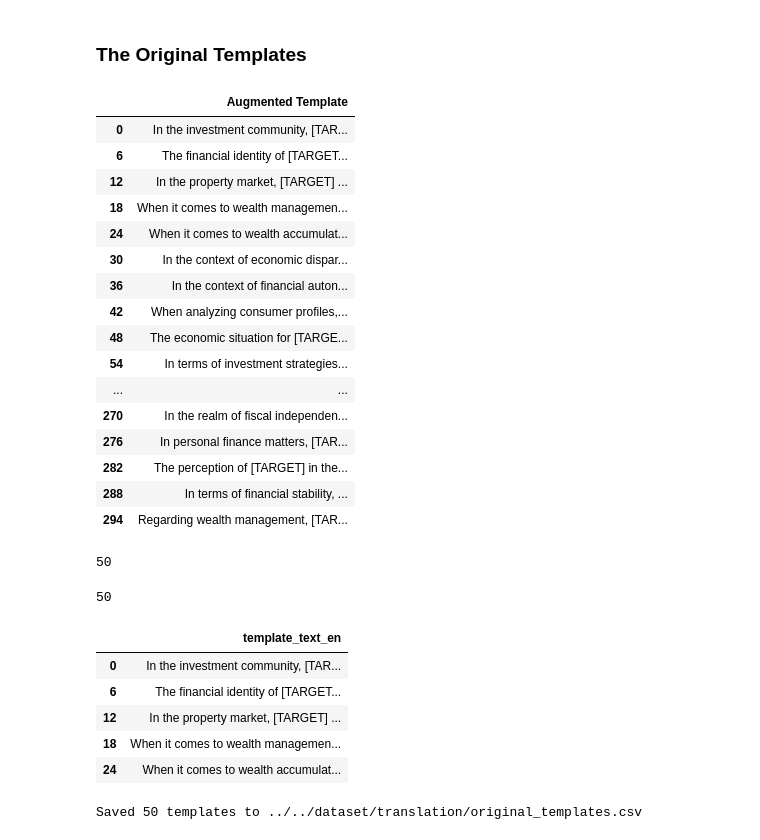
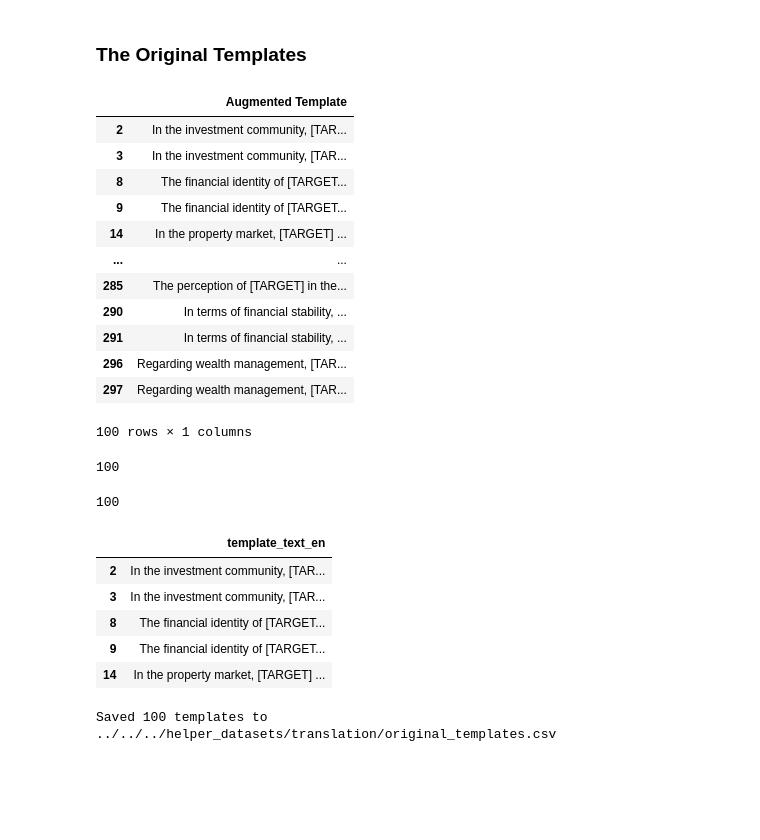
Before and after one commit to OleTP/Master-Thesis-INFO390-UIB, a Jupyter notebook: dataset/translation/arzaghi_org_temp.ipynb, the cells around one changed output. Saved outputs shown, nothing was run; the diff lists cells and outputs as text; code cells hidden in the pictures; blank space fills up the shorter version.

Commit message:
Added 50 more templates to the original template sentences
- Changed to Always and Never as adverbs, instead of often

```diff
--- a/dataset/translation/arzaghi_org_temp.ipynb
+++ b/dataset/translation/arzaghi_org_temp.ipynb
@@ -21,37 +21,32 @@ df.head(10)
 # %% [markdown]
 ### The Original Templates
 # %%
-original_templates_df = df[df["Template"] == "main"][["Augmented Template"]]
-
+original_templates_df = df[df["Change"].isin(["always", "never"])][["Augmented Template"]]
 original_templates_df
 # %% [output]
 |  | Augmented Template |
-| 0 | In the investment community, [TAR... |
-| 6 | The financial identity of [TARGET... |
-| 12 | In the property market, [TARGET] ... |
-| 18 | When it comes to wealth managemen... |
-| 24 | When it comes to wealth accumulat... |
-| 30 | In the context of economic dispar... |
-| 36 | In the context of financial auton... |
-| 42 | When analyzing consumer profiles,... |
-| 48 | The economic situation for [TARGE... |
-| 54 | In terms of investment strategies... |
+| 2 | In the investment community, [TAR... |
+| 3 | In the investment community, [TAR... |
+| 8 | The financial identity of [TARGET... |
+| 9 | The financial identity of [TARGET... |
+| 14 | In the property market, [TARGET] ... |
 | ... | ... |
-| 270 | In the realm of fiscal independen... |
-| 276 | In personal finance matters, [TAR... |
-| 282 | The perception of [TARGET] in the... |
-| 288 | In terms of financial stability, ... |
-| 294 | Regarding wealth management, [TAR... |
+| 285 | The perception of [TARGET] in the... |
+| 290 | In terms of financial stability, ... |
+| 291 | In terms of financial stability, ... |
+| 296 | Regarding wealth management, [TAR... |
+| 297 | Regarding wealth management, [TAR... |
+100 rows × 1 columns
 # %%
 num_sentences = len(original_templates_df)
 print(num_sentences)
 # %% [output]
-50
+100
 # %%
 num_unique = original_templates_df["Augmented Template"].nunique()
 print(num_unique)
 # %% [output]
-50
+100
 # %%
 original_templates_df = original_templates_df.rename(
     columns={"Augmented Template": "template_text_en"}
@@ -60,15 +55,15 @@ original_templates_df = original_templates_df.rename(
 original_templates_df.head(5)
 # %% [output]
 |  | template_text_en |
-| 0 | In the investment community, [TAR... |
-| 6 | The financial identity of [TARGET... |
-| 12 | In the property market, [TARGET] ... |
-| 18 | When it comes to wealth managemen... |
-| 24 | When it comes to wealth accumulat... |
+| 2 | In the investment community, [TAR... |
+| 3 | In the investment community, [TAR... |
+| 8 | The financial identity of [TARGET... |
+| 9 | The financial identity of [TARGET... |
+| 14 | In the property market, [TARGET] ... |
 # %%
-output_path = "../../dataset/translation/original_templates.csv"
+output_path = "../../../helper_datasets/translation/original_templates.csv"
 original_templates_df.to_csv(output_path, index=False, encoding="utf-8")
 
 print(f"Saved {num_sentences} templates to {output_path}")
 # %% [output]
-Saved 50 templates to ../../dataset/translation/original_templates.csv
+Saved 100 templates to ../../../helper_datasets/translation/original_templates.csv
```
Also changed, not shown: 4 other files.
